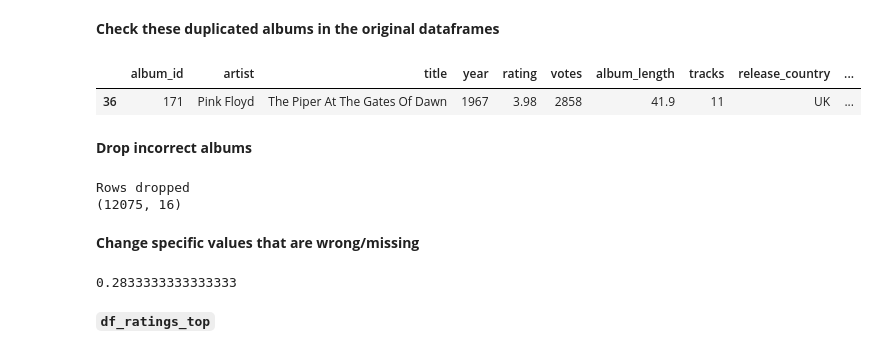
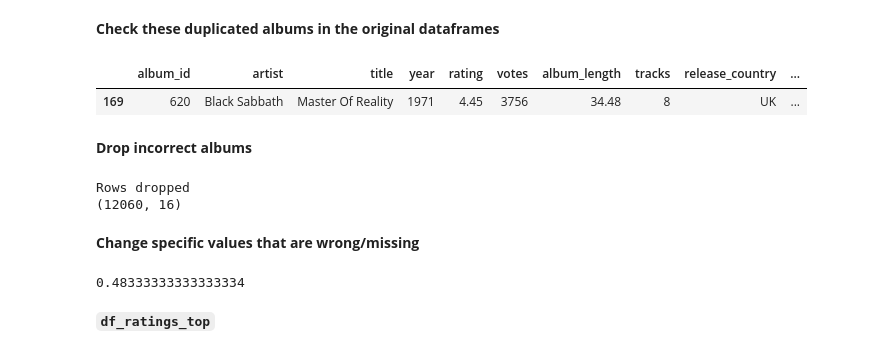
Before and after one commit to arnauog/what_the_rock, a Jupyter notebook: merges.ipynb, the cells around one changed output. Saved outputs shown, nothing was run; the diff lists cells and outputs as text; code cells hidden in the pictures.

```diff
--- a/merges.ipynb
+++ b/merges.ipynb
@@ -329,12 +36,12 @@ df.to_csv('Datasets/df_masters_ratings_uk.csv', index=False)
 # **1. Merge ``df_masters`` & ``df_ratings``**
 # %%
 # import the dataframes
-df_masters = pd.read_csv('Datasets/df_masters_70s.csv')                         # all rock releases in the UK
+df_masters = pd.read_csv('Datasets/df_masters_id0_1998.csv')                         # all rock releases in the UK
 df_uk_rock_ratings = pd.read_csv('Datasets/df_uk_rock_ratings.csv')                 # df with the albums already cleaned
 df_ratings_top = pd.read_csv('Datasets/df_ratings_top.csv', keep_default_na=False)  # all ratings, mostly from rock, worldwide
 
 # print information
-print(f'{df_masters.shape}: df_masters_70s')
+print(f'{df_masters.shape}: df_masters_id0_1998')
 print(f'{df_uk_rock_ratings.shape}: df_uk_rock_ratings')
 print(f'{df_ratings_top.shape}: df_ratings_top')
 # %% [output]
@@ -608,5 +321,5 @@ df[df['artist']=='David Bowie'].sample(5)
 # %%
-df.loc[6544, 'artist_id'] = 10263
+df.loc[7046, 'artist_id'] = 32990
 # %%
 df['artist_id'] = df['artist_id'].astype(int)
 # %%
@@ -645,6 +358,6 @@ df[df['release_type'].isna()]
 |  | album_id | artist | title | year | rating | votes | album_length | tracks | release_country | ... |
 # %%
 # it's an american band, so I can just drop it
-df.drop(, inplace=True)
+# df.drop(, inplace=True)
 df['release_type'].isna().sum()
 # %% [output]
@@ -693,16 +406,16 @@ df[df[['artist', 'title']].duplicated()].tail()
 **Check these duplicated albums in the original dataframes**
 # %%
 # to see the difference between the duplicated albums searching for the album name
-df[df['title']=="The Piper At The Gates Of Dawn"].sort_values('year')
+df[df['title']=="Master Of Reality"].sort_values('year')
 # %% [output]
 |  | album_id | artist | title | year | rating | votes | album_length | tracks | release_country | ... |
-| 36 | 171 | Pink Floyd | The Piper At The Gates Of Dawn | 1967 | 3.98 | 2858 | 41.9 | 11 | UK | ... |
+| 169 | 620 | Black Sabbath | Master Of Reality | 1971 | 4.45 | 3756 | 34.48 | 8 | UK | ... |
 # %% [markdown]
 **Drop incorrect albums**
 # %%
 # check one by one if necessary
 try:
-    df.drop([37], axis=0, inplace=True)
+    df.drop([170], axis=0, inplace=True)
     print('Rows dropped')
     print(df.shape)
 except:
@@ -710,7 +423,7 @@ except:
     print(df.shape)
 # %% [output]
 Rows dropped
-(12075, 16)
+(12060, 16)
 # %% [markdown]
 **Change specific values that are wrong/missing**
 # %%
@@ -723,9 +436,9 @@ df.loc[621, 'album_length'] = 33.44
 # df.loc[8002, 'tracks'] = 14
 # %%
 # calculate the decimals of the album length (seconds)
-17/60
+29/60
 # %% [output]
-0.2833333333333333
+0.48333333333333334
 # %% [markdown]
 **``df_ratings_top``**
 # %% [markdown]
```
Also changed, not shown: parts of 100 cells of this notebook, 11 other files.
